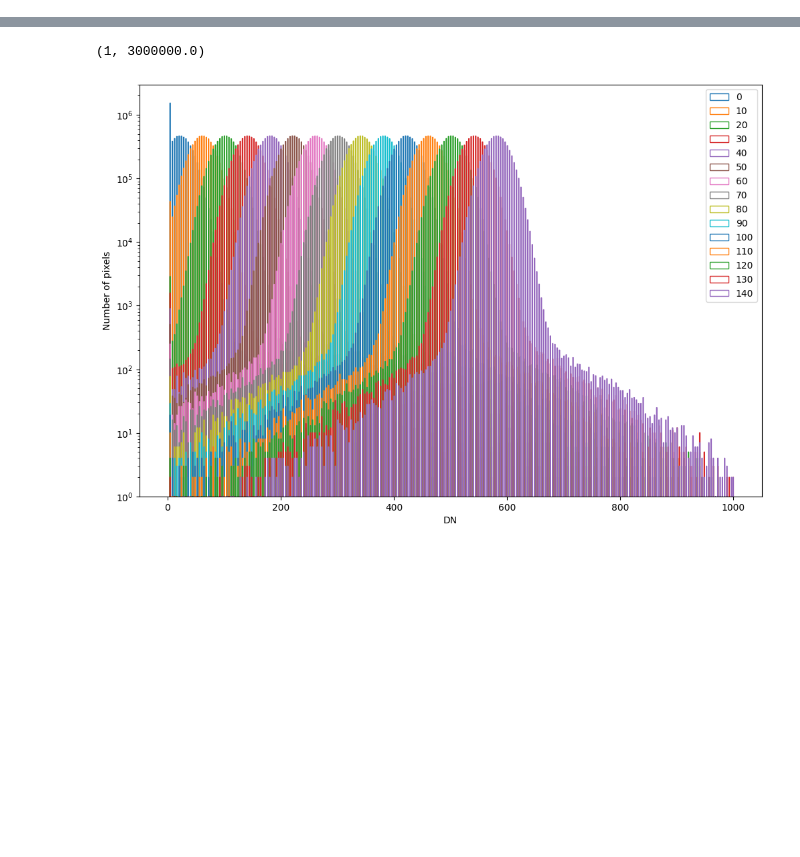
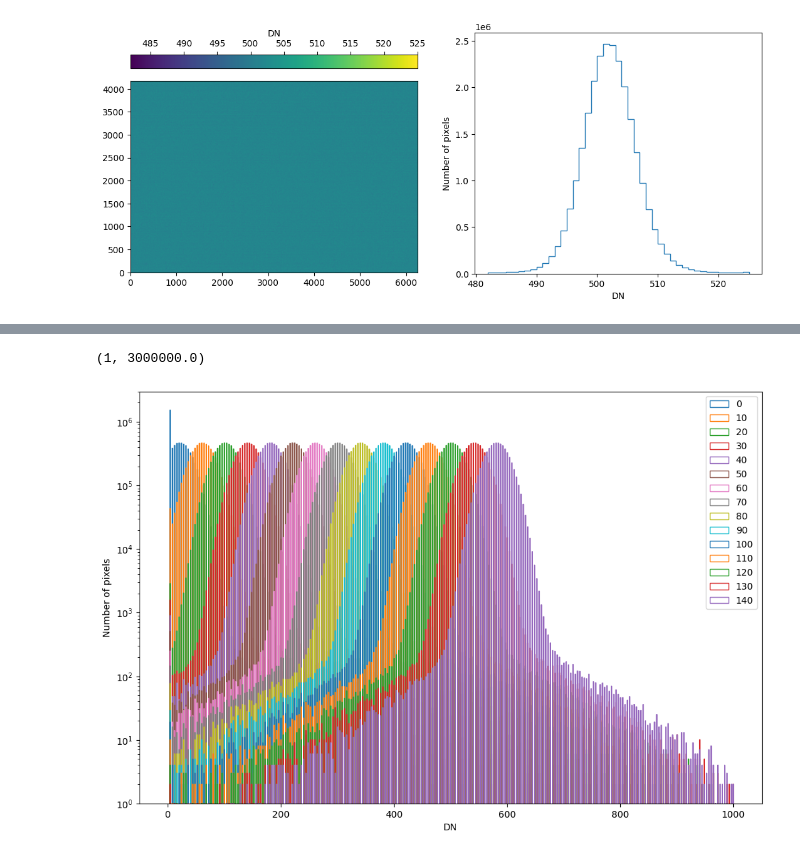
Before and after one commit to frederic-auchere/OHP, a Jupyter notebook: bias.ipynb, the cells around one changed output, grey strips where cells are left out. Saved outputs shown, nothing was run; the diff lists cells and outputs as text; code cells hidden in the pictures; blank space fills up the shorter version.

```diff
--- a/bias.ipynb
+++ b/bias.ipynb
@@ -4,0 +6,23 @@ The bias of dedicated astronomical cameras is adjustable. It must be set not too
+# %%
+import glob
+import os
+import matplotlib.pyplot as plt
+from astropy.io import fits
+from astropy.visualization import PercentileInterval, LinearStretch, ImageNormalize
+
+path = r'C:\Users\fauchere\Pictures\ZWO ASI2600MM Pro\2023-07-08\BIAS\G100'
+
+files = glob.glob(os.path.join(path, '*.fits'))
+
+bias_frame = fits.getdata(files[-1])
+
+norm = ImageNormalize(bias_frame, stretch=LinearStretch(), interval=PercentileInterval(99))
+fig, ax = plt.subplots(1, 2, figsize=(13, 5))
+img = ax[0].imshow(bias_frame, origin='lower', norm=norm)
+bar = plt.colorbar(img, location='top')
+bar.set_label('DN')
+h = ax[1].hist(bias_frame.flatten(), bins=int(norm.vmax - norm.vmin), range=[norm.vmin, norm.vmax], histtype='step')
+l = ax[1].set_xlabel('DN')
+l = ax[1].set_ylabel('Number of pixels')
+# %% [output]
+[figure, added]
```
Also changed, not shown: parts of 6 cells of this notebook, 1 other file.
